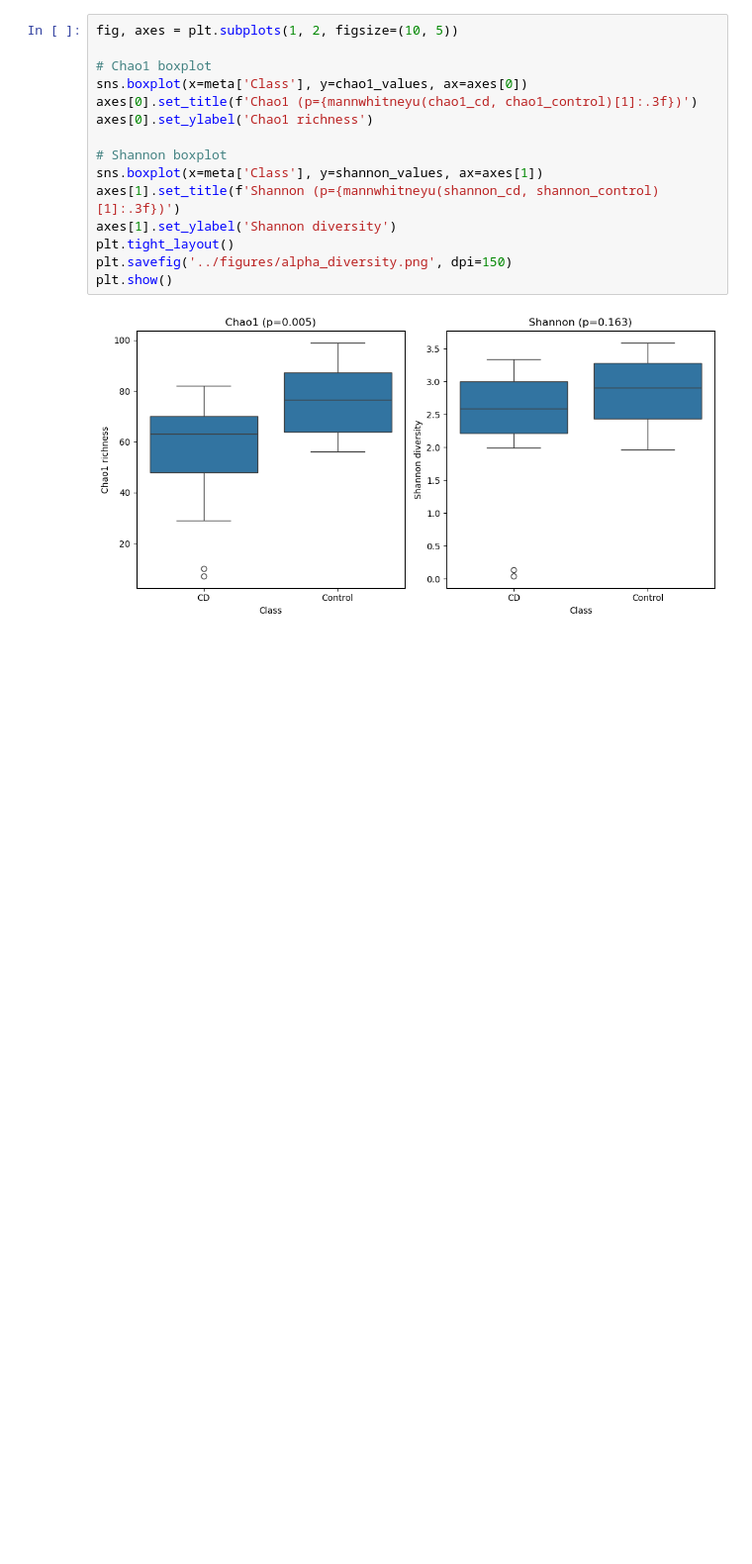
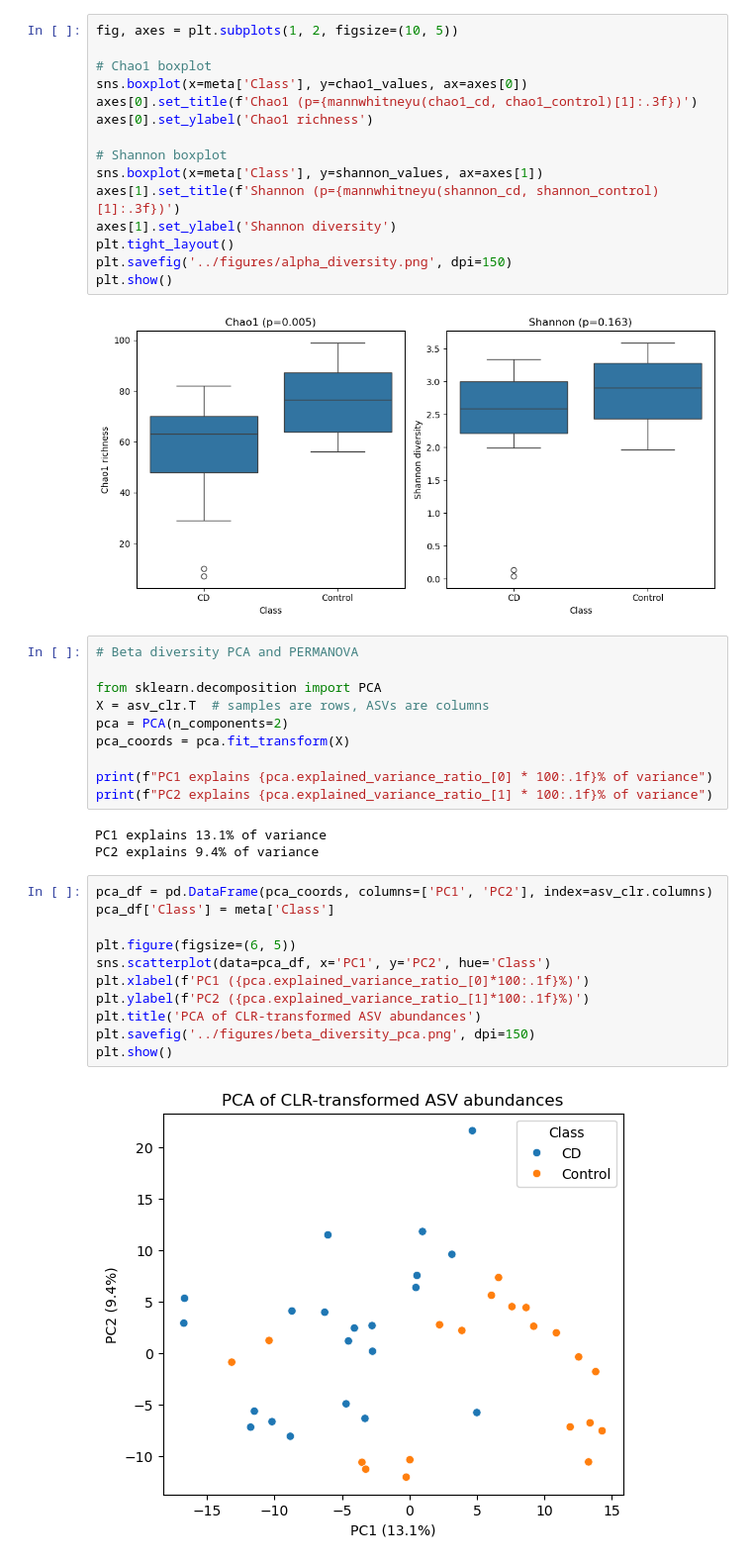
Before and after one commit to Connor22-lab/ibd-microbiome-ml, a Jupyter notebook: notebooks/02_diversity.ipynb, the cells around one changed output. Shown at 99% size. Saved outputs shown, nothing was run; the diff lists cells and outputs as text; blank space fills up the shorter version.

Commit message:
02: beta diversity - PCA and PERMANOVA (p=0.001, matches microbiome analyst)

```diff
--- a/notebooks/02_diversity.ipynb
+++ b/notebooks/02_diversity.ipynb
@@ -91,3 +91,29 @@ plt.savefig('../figures/alpha_diversity.png', dpi=150)
 plt.show()
 # %% [output]
 [figure]
+# %%
+# Beta diversity PCA and PERMANOVA
+
+from sklearn.decomposition import PCA
+X = asv_clr.T  # samples are rows, ASVs are columns
+pca = PCA(n_components=2)
+pca_coords = pca.fit_transform(X)
+
+print(f"PC1 explains {pca.explained_variance_ratio_[0] * 100:.1f}% of variance")
+print(f"PC2 explains {pca.explained_variance_ratio_[1] * 100:.1f}% of variance")
+# %% [output]
+PC1 explains 13.1% of variance
+PC2 explains 9.4% of variance
+# %%
+pca_df = pd.DataFrame(pca_coords, columns=['PC1', 'PC2'], index=asv_clr.columns)
+pca_df['Class'] = meta['Class']
+
+plt.figure(figsize=(6, 5))
+sns.scatterplot(data=pca_df, x='PC1', y='PC2', hue='Class')
+plt.xlabel(f'PC1 ({pca.explained_variance_ratio_[0]*100:.1f}%)')
+plt.ylabel(f'PC2 ({pca.explained_variance_ratio_[1]*100:.1f}%)')
+plt.title('PCA of CLR-transformed ASV abundances')
+plt.savefig('../figures/beta_diversity_pca.png', dpi=150)
+plt.show()
+# %% [output]
+[figure, added]
```
Also changed, not shown: parts of 1 cell of this notebook, 1 other file.
